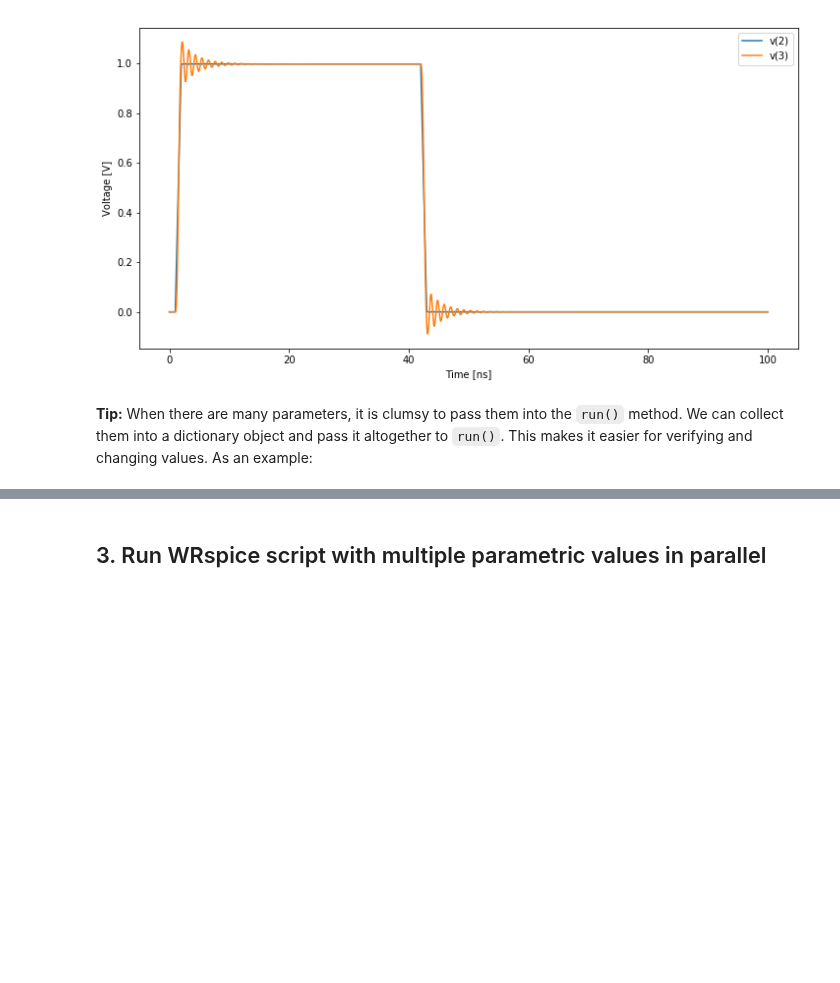
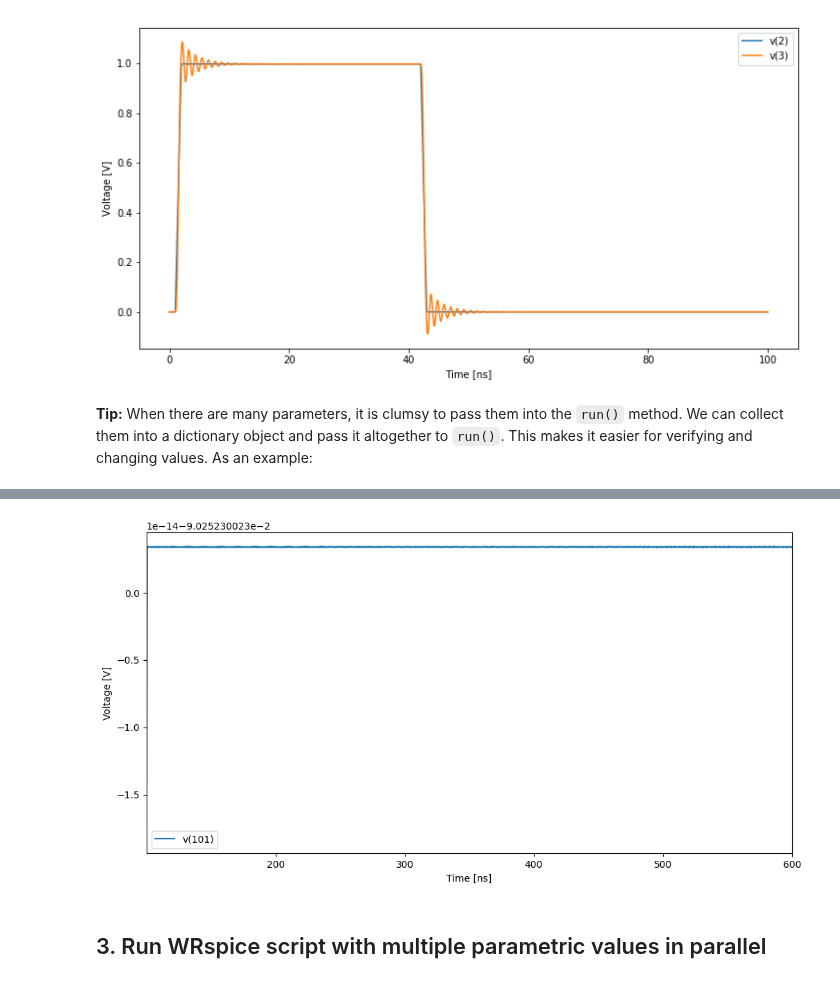
Before and after one commit to SLAC-FPD/bode-fano, a Jupyter notebook: pyWRspice/examples/Tutorial.ipynb, the cells around one changed output, grey strips where cells are left out. Saved outputs shown, nothing was run; the diff lists cells and outputs as text; code cells hidden in the pictures; blank space fills up the shorter version.

````diff
--- a/pyWRspice/examples/Tutorial.ipynb
+++ b/pyWRspice/examples/Tutorial.ipynb
@@ -144,3 +120,22 @@ sw = simulation.WRWrapper(script2, command = "/usr/local/xictools/bin/wrspice")
+# %%
+script2 = """* Kent circuit
+.model jj1 jj(level={level}, icrit={icrit_mag})
+*i1 0 1 ac sin({i1_phase} {i1_mag} {i1_freq})
+idc 0 1 {idc_mag}
+l0 1 0 {l0_mag}
+k1 l0 l1 {k1_mag}
+l1 0 2 {l1_mag}
+b1 2 0 101 jj1 ics={ics1_mag} phi={phi1_mag}
+.tran {tran_step} {tran_stop} {tran_start} uic
+.control
+set maxdata={maxdata}
+run
+set filetype=binary
+write {output_file} i(l1) v(101)
+.endc
+"""
+
+sw = simulation.WRWrapper(script2, command = "/mnt/c/Users/pstark/xictools/wrspice/bin/wrspice")
 # %% [markdown]
 We then specify the values of ```cap``` and ```dur``` when execute the script with the ```run``` function.
 # %%
@@ -193,0 +164,6 @@ write None v(2) v(3)
+# %%
+params = {'level':1, 'icrit_mag': 1.0e-6, 'i1_phase': 0, 'i1_mag': 1e-9, 'i1_freq': 30e6, 'idc_mag': 1e-5,
+          'l0_mag': 3e-12, 'k1_mag': 1, 'l1_mag': 3e-12, 'ics1_mag': 1.1e-6, 'phi1_mag': 0, 'ics2_mag': 2.2e-6, 'phi2_mag': 0,
+          'l2_mag': 1e-10, 'tran_step': 1e-11, 'tran_stop': 6e-7, 'tran_start': 1e-7, 'maxdata': 1024000, 'output_file': None}
+# Check the script before running
+print(script2.format(**params))
@@ -198,3 +194,22 @@ dat2 = engine.run(script2,**params)
+# %%
+# Extract the data
+dat2 = dat2.to_array()
+ts = dat2[0]
+v2 = dat2[1]
+v3 = dat2[2]
+
+# Plot the data
+fig = plt.figure(figsize=(12,6))
+#plt.plot(ts*1e9, v2, label="@b1[phase]")
+plt.plot(ts*1e9, v3, label="v(101)")
+plt.xlabel("Time [ns]")
+plt.ylabel("Voltage [V]")
+plt.xlim(ts[2]*1e9, ts[-1]*1e9)
+#plt.ylim(-0.1, 0.1)
+plt.legend()
+plt.show()
+# %% [output]
+[figure, added]
 # %% [markdown]
 ## 3. Run WRspice script with multiple parametric values in parallel
 # %% [markdown]
````
Also changed, not shown: parts of 11 cells of this notebook, 5 other files.
